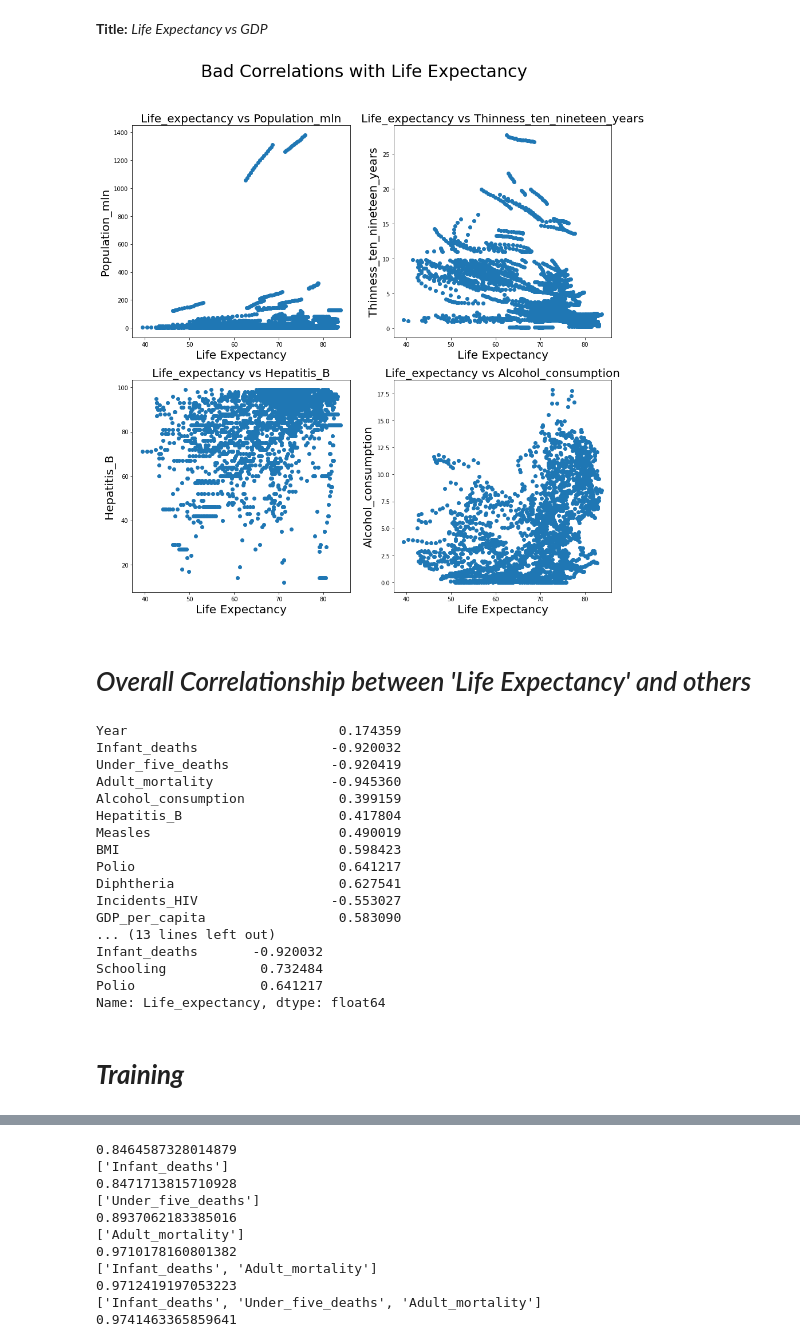
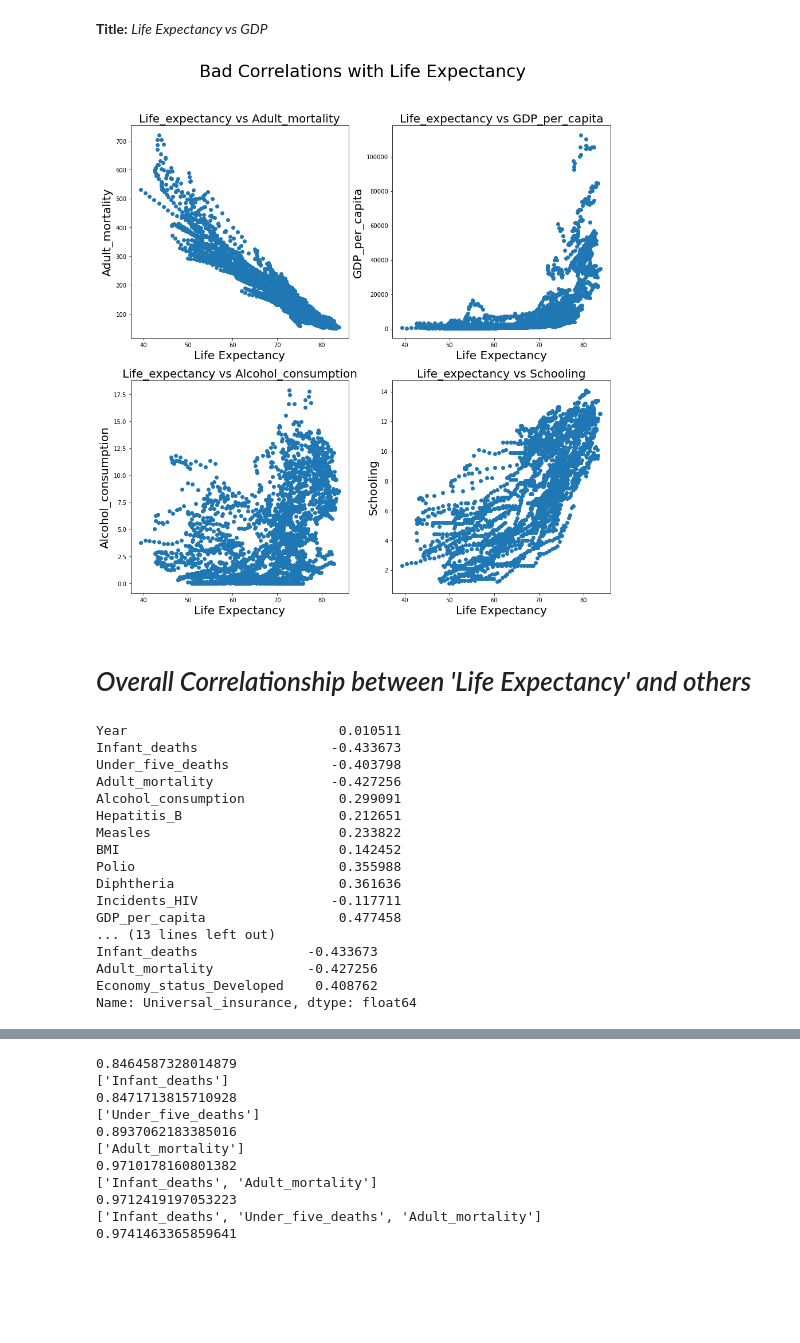
Before and after one commit to TeayounK/Vol3-Project, a Jupyter notebook: Life_Expectancy_Analysis.ipynb, the cells around one changed output, grey strips where cells are left out. Saved outputs shown, nothing was run; the diff lists cells and outputs as text; code cells hidden in the pictures; blank space fills up the shorter version.

Commit message:
image results

```diff
--- a/Life_Expectancy_Analysis.ipynb
+++ b/Life_Expectancy_Analysis.ipynb
@@ -68,45 +60,46 @@ plt.show()
 # %% [markdown]
 **Title:** *Life Expectancy vs GDP*
 # %%
-# good = ["Adult_mortality","Under_five_deaths","Infant_deaths","Schooling"]
-good = ["Population_mln", "Thinness_ten_nineteen_years", "Hepatitis_B","Alcohol_consumption"]
+good = ["Adult_mortality","GDP_per_capita","Alcohol_consumption","Schooling"]
+# good = ["Population_mln", "Thinness_ten_nineteen_years", "Hepatitis_B","Alcohol_consumption"]
 
 # for ind, col in enumerate(Data.columns.values[3:]):
 #     pd.plotting.scatter_matrix(Data[['Life_expectancy', col]],figsize=(10,8),alpha=0.5,marker="o")
 # plt.show()
 
 f, axarr = plt.subplots(2, 2)
 f.suptitle("Bad Correlations with Life Expectancy",fontsize=30)
 axarr[0, 0].scatter(Data["Life_expectancy"], Data[good[0]])
 axarr[0, 0].set_title('Life_expectancy vs '+ good[0], fontsize=20)
 axarr[0, 0].set_xlabel("Life Expectancy", fontsize=20)
 axarr[0, 0].set_ylabel(good[0], fontsize=20)
 
 axarr[0, 1].scatter(Data["Life_expectancy"], Data[good[1]])
 axarr[0, 1].set_title('Life_expectancy vs '+ good[1], fontsize=20)
 axarr[0, 1].set_xlabel("Life Expectancy", fontsize=20)
 axarr[0, 1].set_ylabel(good[1], fontsize=20)
 
 axarr[1, 0].scatter(Data["Life_expectancy"], Data[good[2]])
 axarr[1, 0].set_title('Life_expectancy vs '+ good[2], fontsize=20)
 axarr[1, 0].set_xlabel("Life Expectancy", fontsize=20)
 axarr[1, 0].set_ylabel(good[2], fontsize=20)
 
 axarr[1, 1].scatter(Data["Life_expectancy"], Data[good[3]])
 axarr[1, 1].set_title('Life_expectancy vs '+ good[3], fontsize=20)
 axarr[1, 1].set_xlabel("Life Expectancy", fontsize=20)
 axarr[1, 1].set_ylabel(good[3], fontsize=20)
 
 f.set_figheight(15)
 f.set_figwidth(15)
-plt.savefig("sub_Cor_bad.jpg")
+plt.savefig("sub_Cor_diverse.jpg")
 plt.show()
 # %% [output]
-[figure, old version]
+[figure, new version]
 # %% [markdown]
 # *Overall Correlationship between 'Life Expectancy' and others*
 # %%
-overall = Data.drop(["Country","Region"], axis=1).corr()["Life_expectancy"]
+# overall = Data.drop(["Country","Region"], axis=1).corr()["Life_expectancy"]
+overall = Data.drop(["Country","Region"], axis=1).corr()["Universal_insurance"]
 print(overall)
 overall_v = np.array(overall.values)
 overall_vals = np.array(abs(overall.values))
@@ -119,22 +112,20 @@ print("\n", "Top 5 features and scores according to correlation")
 # print(top_5_keys[::-1])
 print(top_5_vals[::-1])
 # %% [output]
-Year                           0.174359
-Infant_deaths                 -0.920032
-Under_five_deaths             -0.920419
-Adult_mortality               -0.945360
-Alcohol_consumption            0.399159
-Hepatitis_B                    0.417804
-Measles                        0.490019
-BMI                            0.598423
-Polio                          0.641217
-Diphtheria                     0.627541
-Incidents_HIV                 -0.553027
-GDP_per_capita                 0.583090
+Year                           0.010511
+Infant_deaths                 -0.433673
+Under_five_deaths             -0.403798
+Adult_mortality               -0.427256
+Alcohol_consumption            0.299091
+Hepatitis_B                    0.212651
+Measles                        0.233822
+BMI                            0.142452
+Polio                          0.355988
+Diphtheria                     0.361636
+Incidents_HIV                 -0.117711
+GDP_per_capita                 0.477458
 ... (13 lines left out)
-Infant_deaths       -0.920032
-Schooling            0.732484
-Polio                0.641217
-Name: Life_expectancy, dtype: float64
+Infant_deaths              -0.433673
+Adult_mortality            -0.427256
+Economy_status_Developed    0.408762
+Name: Universal_insurance, dtype: float64
-# %% [markdown]
-# ***Training***
```
Also changed, not shown: parts of 11 cells of this notebook, 2 other files.
